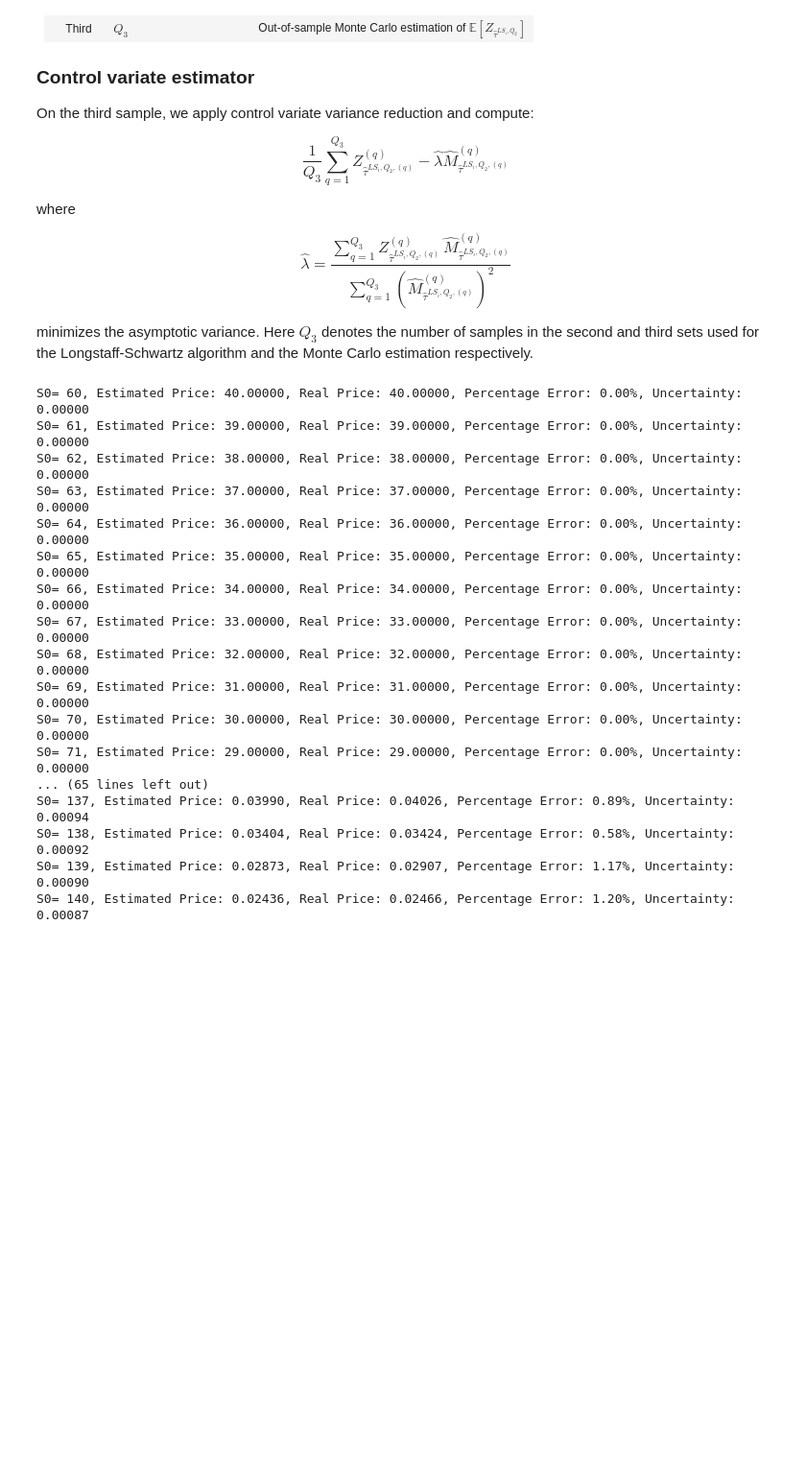
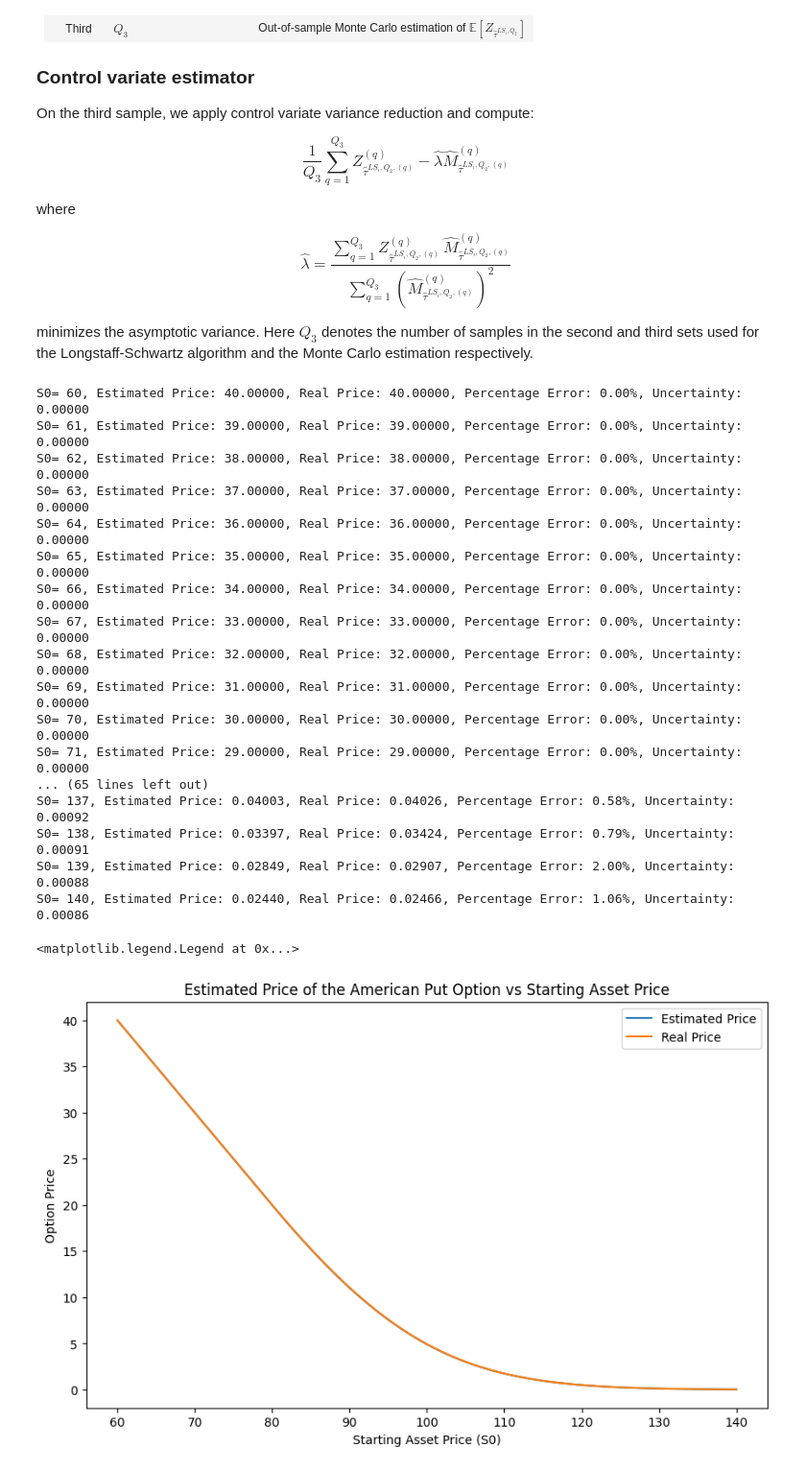
Before and after one commit to FranPon/american-option-pricing, a Jupyter notebook: lower_bound_alfonsi.ipynb, the cells around one changed output. Shown at 96% size. Saved outputs shown, nothing was run; the diff lists cells and outputs as text; code cells hidden in the pictures; blank space fills up the shorter version.

```diff
--- a/lower_bound_alfonsi.ipynb
+++ b/lower_bound_alfonsi.ipynb
@@ -89,16 +30,17 @@ def ls_apply_alfonsi(K, N, N_bar, P, asset, discounted_asset, basis, discount_fa
 # Alfonsi + LS
 
 # Paramters
-N = 50    # Number of exercising dates
-N_bar = 5     # Number of intervals between two exercising dates
-K = 100   # Strike price
-r = 0.05  # Risk-free rate
-sigma = 0.3   # Volatility
-T = 0.2   # Maturity
-seed = 42    # Seed for reproducibility
-P = 50
+N = 50    		# Number of exercising dates
+N_bar = 5     	# Number of intervals between two exercising dates
+K = 100   		# Strike price
+r = 0.05  		# Risk-free rate
+sigma = 0.3   	# Volatility
+T = 0.2   		# Maturity
+seed = 42    	# Seed for reproducibility
 
-max_deg = 5 # Maximum degree for the polynomial basis in regression
+P = 50			# Number of elements in the local basis
+max_deg = 5 	# Maximum degree for the polynomial basis in regression
+
 paths_alfonsi = 10**5
 paths_ls_train = 10**5
 paths_ls_pricing = 10**5
@@ -149,11 +91,12 @@ for S0 in range(60,141):
     asset_ls = S0 * simulate_gbm_nv(r, sigma, T, dense_grid[1] - dense_grid[0], paths_ls_train, seed + 1)
     discounted_asset_ls = asset_ls * discount_factor[:, np.newaxis]
 
-    ls_log = transformation(asset_ls)
-    ls_log_ex = ls_log[list(exercise_indices), :]      # (N+1, paths): righe = T_0..T_N
+    stats_reg  = fit_log_standardizer(asset_ls)
+    ls_log = apply_log_standardizer(asset_ls, stats_reg)
+    ls_log_ex = ls_log[list(exercise_indices), :]      # (N+1, paths)
     basis_ls = np.ones((N-1, paths_ls_train, max_deg + 1))
     for d in range(1, max_deg + 1):
-        basis_ls[:, :, d] = ls_log_ex[1:N, :] * basis_ls[:, :, d-1]   # righe T_1..T_{N-1}
+        basis_ls[:, :, d] = ls_log_ex[1:N, :] * basis_ls[:, :, d-1]
 
     regression_coefs, train_deg = ls_train_alfonsi(K, N, N_bar, P, asset_ls, discounted_asset_ls, basis_ls, discount_factor_exercise_time, coefficients_alfonsi, paths_ls_train, exercise_indices, max_deg)
 
@@ -162,8 +105,9 @@ for S0 in range(60,141):
     discounted_asset_pricing = asset_pricing * discount_factor[:, np.newaxis]
     discounted_payoff_pricing = (np.maximum(K - asset_pricing[exercise_indices, :], 0) * discount_factor_exercise_time[:, np.newaxis])
 
-    ls_price   = transformation(asset_pricing)
+    ls_price = apply_log_standardizer(asset_pricing, stats_reg)
     ls_price_ex = ls_price[list(exercise_indices), :]
+
     basis_pricing = np.ones((N-1, paths_ls_pricing, max_deg + 1))
     for d in range(1, max_deg + 1):
         basis_pricing[:, :, d] = ls_price_ex[1:N, :] * basis_pricing[:, :, d-1]
@@ -175,29 +119,22 @@ for S0 in range(60,141):
     martingale_control_variate = np.sum(martingale_pricing * optimal_stopping,axis=0) # Martingale control variate using the optimal stopping rule
     coeff_lambda = np.sum(payoff_control_variate * martingale_control_variate) / np.sum(martingale_control_variate**2) # Coefficient for the control variate
 
+    # Antithetic variates ( antithetic variates only for the pricing part! )
     #modified_payoff = payoff_control_variate - coeff_lambda * martingale_control_variate
     #antithetic_sum = (modified_payoff[:paths_ls_pricing//2] + modified_payoff[paths_ls_pricing//2:]) / 2
     #price_mc = np.mean(antithetic_sum)
     #std_mc = np.std(antithetic_sum, ddof=1) / np.sqrt(paths_ls_pricing//2)
+
+    # No antithetic variates version
     price_mc  = np.mean(payoff_control_variate - coeff_lambda * martingale_control_variate)
     std_mc = np.std(payoff_control_variate - coeff_lambda * martingale_control_variate, ddof=1) / np.sqrt(paths_ls_pricing)
-    #std_mc = np.std(payoff_control_variate - coeff_lambda * martingale_control_variate) / np.sqrt(paths_ls_pricing)
-    #std_mc = np.std(payoff_control_variate - coeff_lambda * martingale_control_variate, ddof=1) / np.sqrt(paths_ls_pricing)
-
-    #uncertainty = np.std(antithetic_sum, ddof=1) / np.sqrt(npaths_pricing//2)
 
 
-    # # Since we are generating the paths using a variance reduction technique (antithetic variates), we need to take
-    # # this into account: we need to do the average of the "antithetic values", hence this is wrong option_price = np.mean(exercise_payoff)
+    # Since we are generating the paths using a variance reduction technique (antithetic variates), we need to take
+    # this into account: we need to do the average of the "antithetic values", hence this is wrong option_price = np.mean(exercise_payoff)
     # antithetic_sum = (exercise_payoff[:npaths_pricing//2] + exercise_payoff[npaths_pricing//2:]) / 2
     # option_price = np.mean(antithetic_sum)
 
-    # immediate_exercise = max(0, K - S0) # Immediate exercise value at time 0
-    # option_price = max(option_price, immediate_exercise)
-
-    # uncertainty = np.std(antithetic_sum, ddof=1) / np.sqrt(npaths_pricing//2)
-
-    #
     immediate_exercise = max(K - S0, 0)
     standard_error = std_mc
     price = price_mc
@@ -228,9 +165,21 @@ S0= 69, Estimated Price: 31.00000, Real Price: 31.00000, Percentage Error: 0.00%
 S0= 70, Estimated Price: 30.00000, Real Price: 30.00000, Percentage Error: 0.00%, Uncertainty: 0.00000
 S0= 71, Estimated Price: 29.00000, Real Price: 29.00000, Percentage Error: 0.00%, Uncertainty: 0.00000
 ... (65 lines left out)
-S0= 137, Estimated Price: 0.03990, Real Price: 0.04026, Percentage Error: 0.89%, Uncertainty: 0.00094
-S0= 138, Estimated Price: 0.03404, Real Price: 0.03424, Percentage Error: 0.58%, Uncertainty: 0.00092
-S0= 139, Estimated Price: 0.02873, Real Price: 0.02907, Percentage Error: 1.17%, Uncertainty: 0.00090
-S0= 140, Estimated Price: 0.02436, Real Price: 0.02466, Percentage Error: 1.20%, Uncertainty: 0.00087
+S0= 137, Estimated Price: 0.04003, Real Price: 0.04026, Percentage Error: 0.58%, Uncertainty: 0.00092
+S0= 138, Estimated Price: 0.03397, Real Price: 0.03424, Percentage Error: 0.79%, Uncertainty: 0.00091
+S0= 139, Estimated Price: 0.02849, Real Price: 0.02907, Percentage Error: 2.00%, Uncertainty: 0.00088
+S0= 140, Estimated Price: 0.02440, Real Price: 0.02466, Percentage Error: 1.06%, Uncertainty: 0.00086
 # %%
 np.savez('lower_bound_ls_alfonsi_results.npz', S0=np.arange(60,141), price=prices, error=percentage_error, uncertainty=uncertainty)
+# %%
+# Plot of the price of the option wrt the starting value of the asset
+plt.figure(figsize = (10,6))
+plt.plot(np.arange(60,141), prices, label='Estimated Price')
+plt.plot(np.arange(60,141), real_prices, label='Real Price')
+plt.title('Estimated Price of the American Put Option vs Starting Asset Price')
+plt.xlabel('Starting Asset Price (S0)')
+plt.ylabel('Option Price')
+plt.legend()
+# %% [output]
+<matplotlib.legend.Legend at 0x...>
+[figure, added]
```
Also changed, not shown: parts of 5 cells of this notebook, 9 other files.
